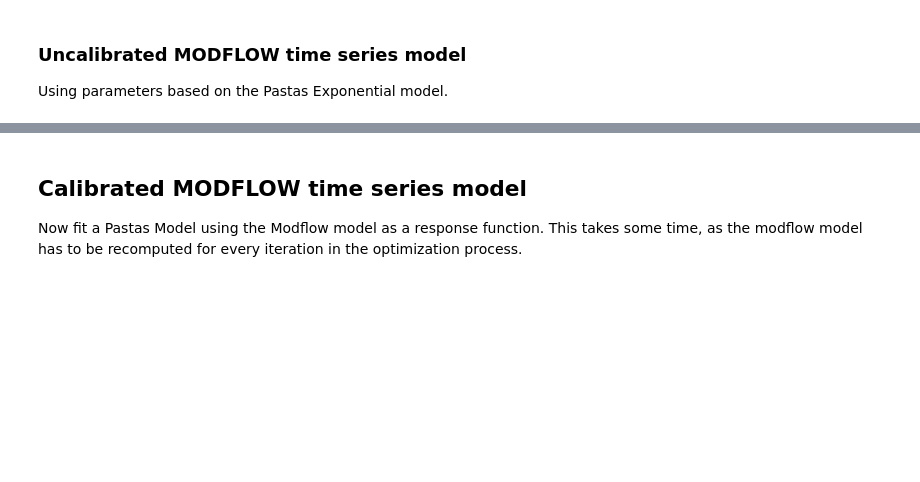
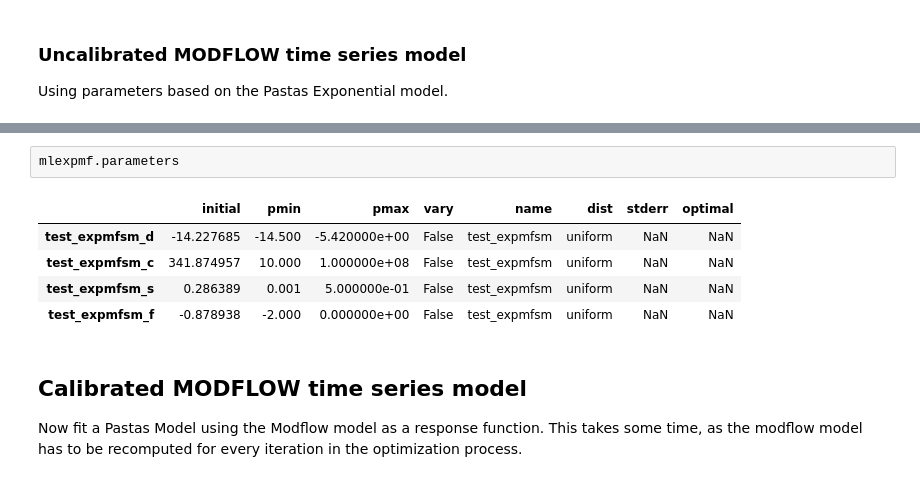
Before and after one commit to pastas/pastas-plugins, a Jupyter notebook: docs/examples/modflow.ipynb, the cells around one changed output, grey strips where cells are left out. Drawn from its saved outputs; the diff is of its cells as text; blank space fills up the shorter version.

```diff
--- a/docs/examples/modflow.ipynb
+++ b/docs/examples/modflow.ipynb
@@ -114,3 +130,11 @@ mlexpmf.plot(tmin=head.index[0]);
+# %%
+mlexpmf.parameters
+# %% [output]
+|  | initial | pmin | pmax | vary | name | dist | stderr | optimal |
+| test_expmfsm_d | -14.227685 | -14.500 | -5.420000e+00 | False | test_expmfsm | uniform | NaN | NaN |
+| test_expmfsm_c | 341.874957 | 10.000 | 1.000000e+08 | False | test_expmfsm | uniform | NaN | NaN |
+| test_expmfsm_s | 0.286389 | 0.001 | 5.000000e-01 | False | test_expmfsm | uniform | NaN | NaN |
+| test_expmfsm_f | -0.878938 | -2.000 | 0.000000e+00 | False | test_expmfsm | uniform | NaN | NaN |
 # %% [markdown]
 ## Calibrated MODFLOW time series model
 
```
Also changed, not shown: parts of 12 cells of this notebook.
